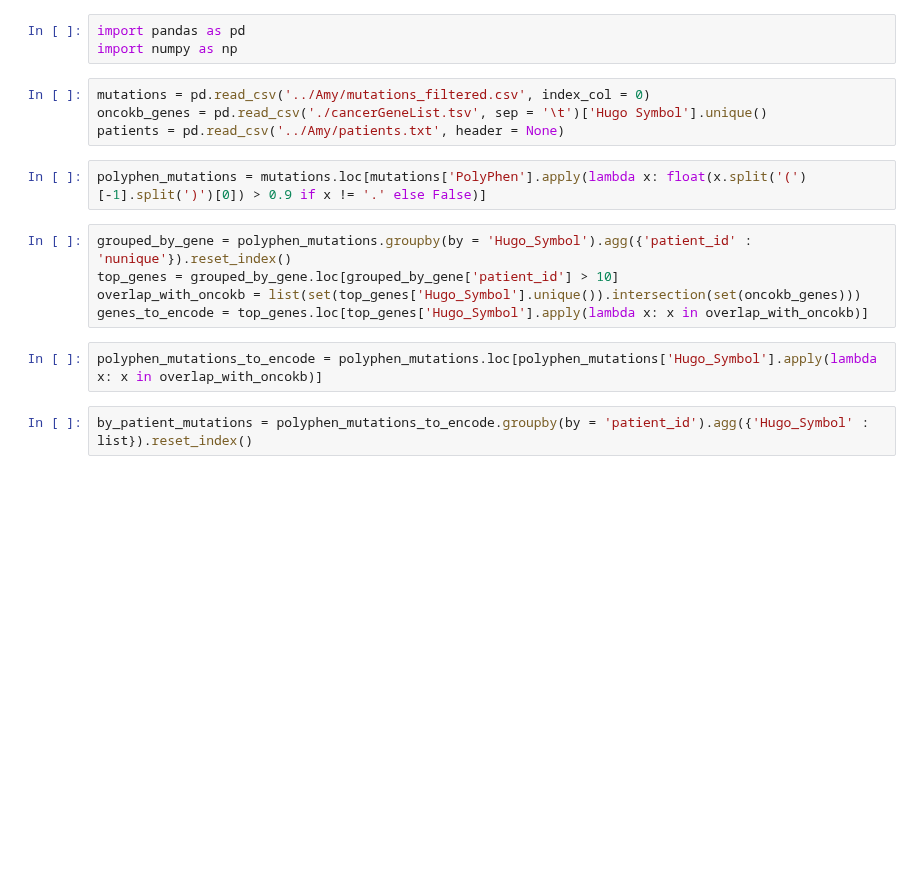
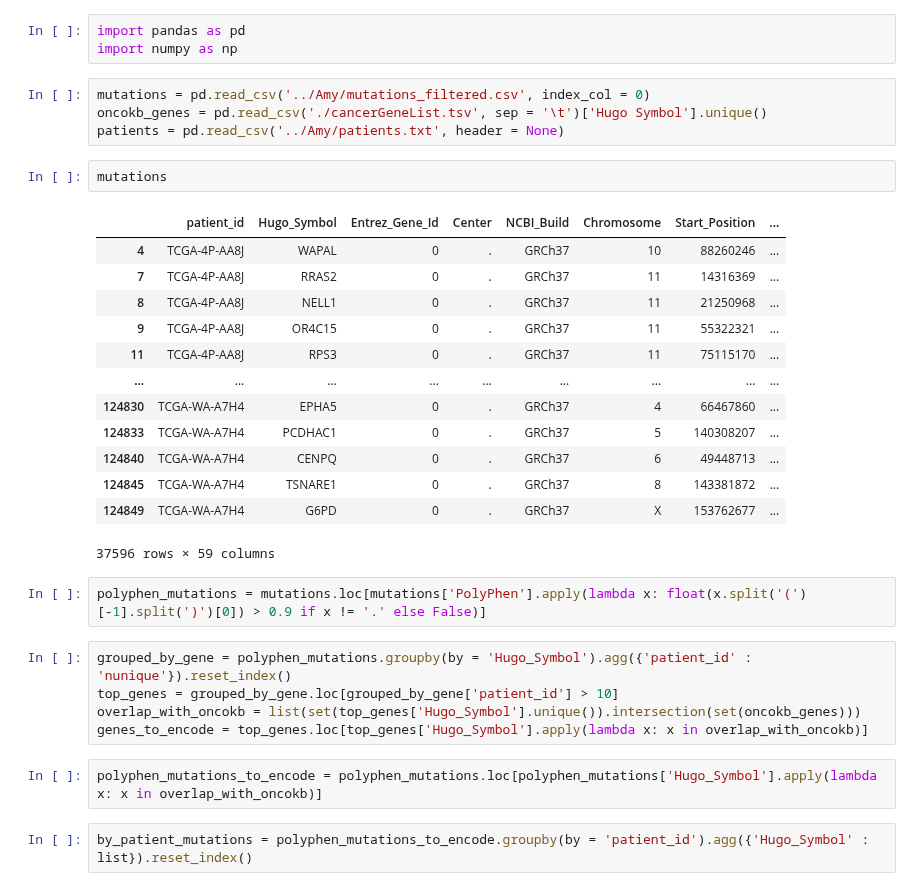
Before and after one commit to Harrison-Q-Ma/BNFO285_Projects, a Jupyter notebook: project_5/Dan/Mutational_encoding.ipynb, the cells around one changed output. Drawn from its saved outputs; the diff is of its cells as text; blank space fills up the shorter version.

```diff
--- a/project_5/Dan/Mutational_encoding.ipynb
+++ b/project_5/Dan/Mutational_encoding.ipynb
@@ -5,6 +5,22 @@ import numpy as np
 mutations = pd.read_csv('../Amy/mutations_filtered.csv', index_col = 0)
 oncokb_genes = pd.read_csv('./cancerGeneList.tsv', sep = '\t')['Hugo Symbol'].unique()
 patients = pd.read_csv('../Amy/patients.txt', header = None)
+# %%
+mutations
+# %% [output]
+|  | patient_id | Hugo_Symbol | Entrez_Gene_Id | Center | NCBI_Build | Chromosome | Start_Position | ... |
+| 4 | TCGA-4P-AA8J | WAPAL | 0 | . | GRCh37 | 10 | 88260246 | ... |
+| 7 | TCGA-4P-AA8J | RRAS2 | 0 | . | GRCh37 | 11 | 14316369 | ... |
+| 8 | TCGA-4P-AA8J | NELL1 | 0 | . | GRCh37 | 11 | 21250968 | ... |
+| 9 | TCGA-4P-AA8J | OR4C15 | 0 | . | GRCh37 | 11 | 55322321 | ... |
+| 11 | TCGA-4P-AA8J | RPS3 | 0 | . | GRCh37 | 11 | 75115170 | ... |
+| ... | ... | ... | ... | ... | ... | ... | ... | ... |
+| 124830 | TCGA-WA-A7H4 | EPHA5 | 0 | . | GRCh37 | 4 | 66467860 | ... |
+| 124833 | TCGA-WA-A7H4 | PCDHAC1 | 0 | . | GRCh37 | 5 | 140308207 | ... |
+| 124840 | TCGA-WA-A7H4 | CENPQ | 0 | . | GRCh37 | 6 | 49448713 | ... |
+| 124845 | TCGA-WA-A7H4 | TSNARE1 | 0 | . | GRCh37 | 8 | 143381872 | ... |
+| 124849 | TCGA-WA-A7H4 | G6PD | 0 | . | GRCh37 | X | 153762677 | ... |
+37596 rows × 59 columns
 # %%
 polyphen_mutations = mutations.loc[mutations['PolyPhen'].apply(lambda x: float(x.split('(')[-1].split(')')[0]) > 0.9 if x != '.' else False)]
 # %%
```
Also changed, not shown: parts of 8 cells of this notebook.
